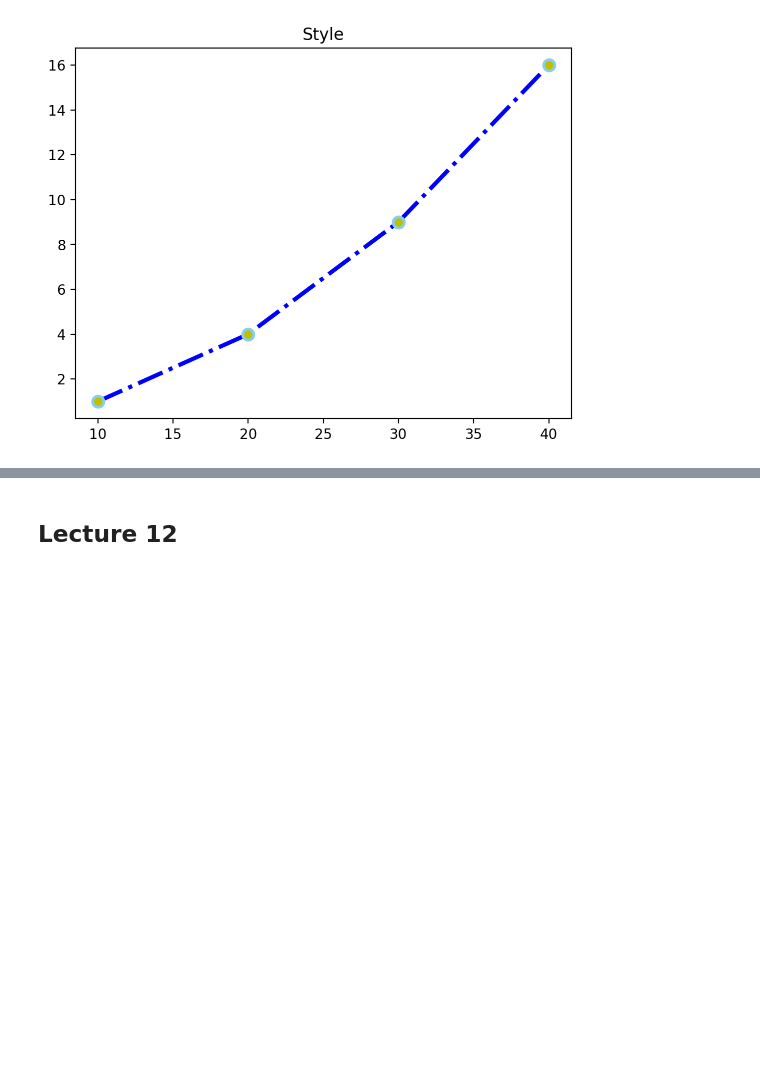
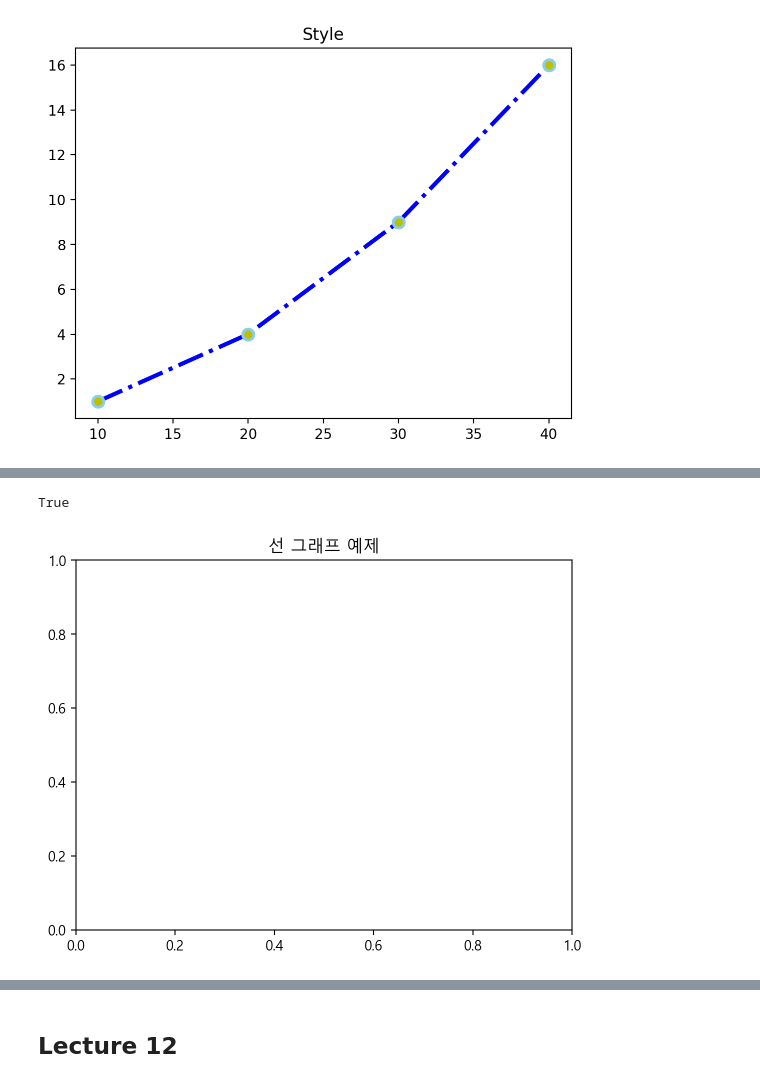
Before and after one commit to Jinseok2419342/2024-intro-DA-code, a Jupyter notebook: w07-matplotlib-middle.ipynb, the cells around one changed output, grey strips where cells are left out. Drawn from its saved outputs; the diff is of its cells as text; code cells hidden in the pictures; blank space fills up the shorter version.

```diff
--- a/w07-matplotlib-middle.ipynb
+++ b/w07-matplotlib-middle.ipynb
@@ -190,0 +217,16 @@ plt.show()
+# %%
+font_list = sorted([f.name for f in font_manager.fontManager.ttflist])
+'Malgun Gothic' in font_list
+# %% [output]
+True
+# %%
+import matplotlib.pyplot as plt
+
+# 다음 두 문장 중 하나 사용, rc: runtime configuration
+plt.rc('font', family='Malgun Gothic')
+plt.rcParams['font.family'] = 'Malgun Gothic'
+
+plt.title('선 그래프 예제')
+plt.show()
+# %% [output]
+[figure, added]
```
Also changed, not shown: parts of 21 cells of this notebook.
